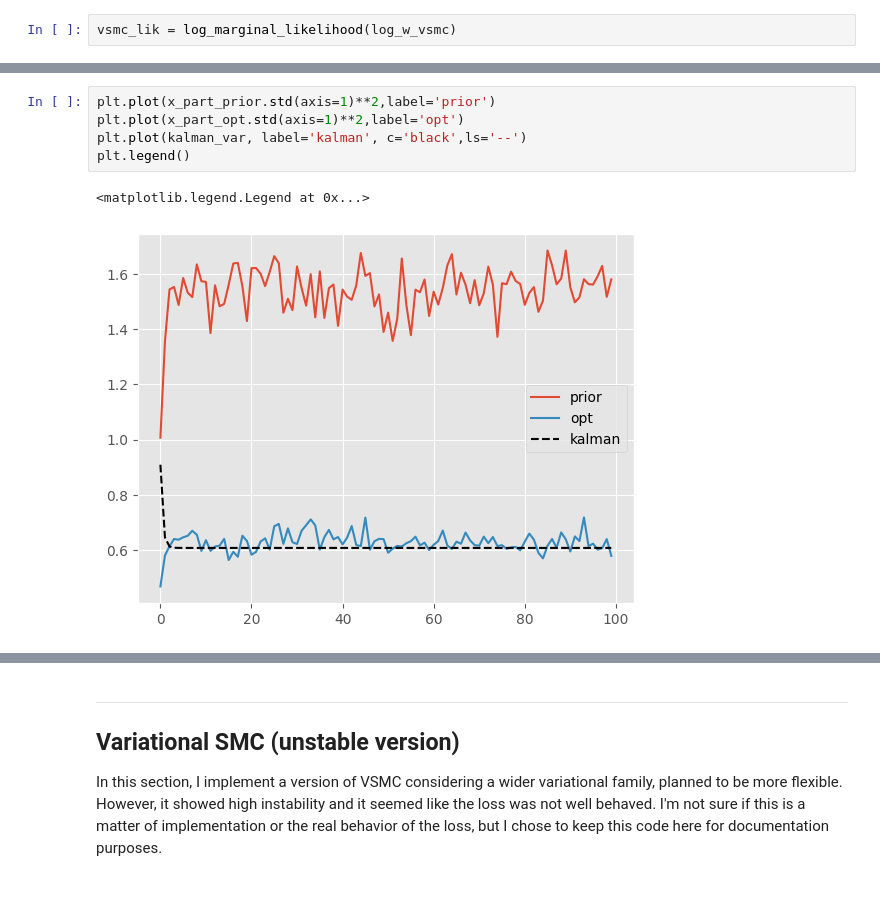
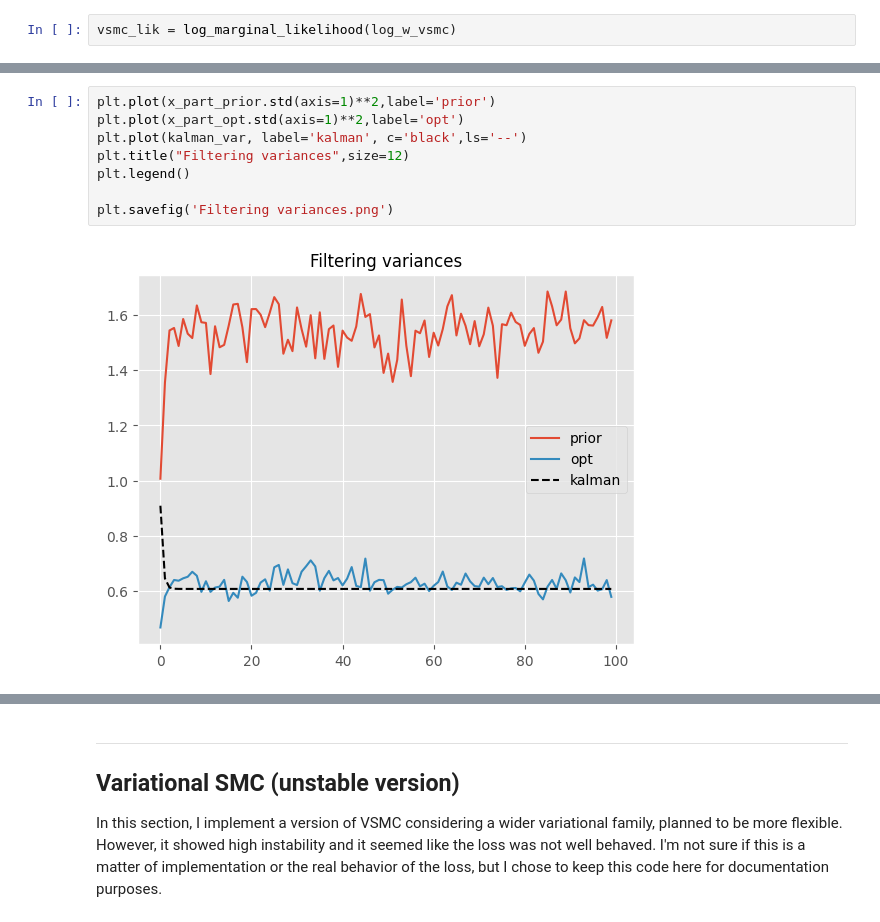
Before and after one commit to Perez-Amanda/ComputacionalStatistics_FinalProject, a Jupyter notebook: SMC.ipynb, the cells around one changed output, grey strips where cells are left out. Cells and saved outputs as stored; diff of their text form; blank space fills up the shorter version.

```diff
--- a/SMC.ipynb
+++ b/SMC.ipynb
@@ -694,11 +718,13 @@ plt.legend()
 # %%
 plt.plot(x_part_prior.std(axis=1)**2,label='prior')
 plt.plot(x_part_opt.std(axis=1)**2,label='opt')
 plt.plot(kalman_var, label='kalman', c='black',ls='--')
+plt.title("Filtering variances",size=12)
 plt.legend()
+
+plt.savefig('Filtering variances.png')
 # %% [output]
-<matplotlib.legend.Legend at 0x...>
-[figure, old version]
+[figure, new version]
 # %%
 mu = x_part_vsmc.detach().mean(axis=1)
 s = x_part_vsmc.detach().std(axis=1)
```
Also changed, not shown: parts of 32 cells of this notebook, 1 other file.
